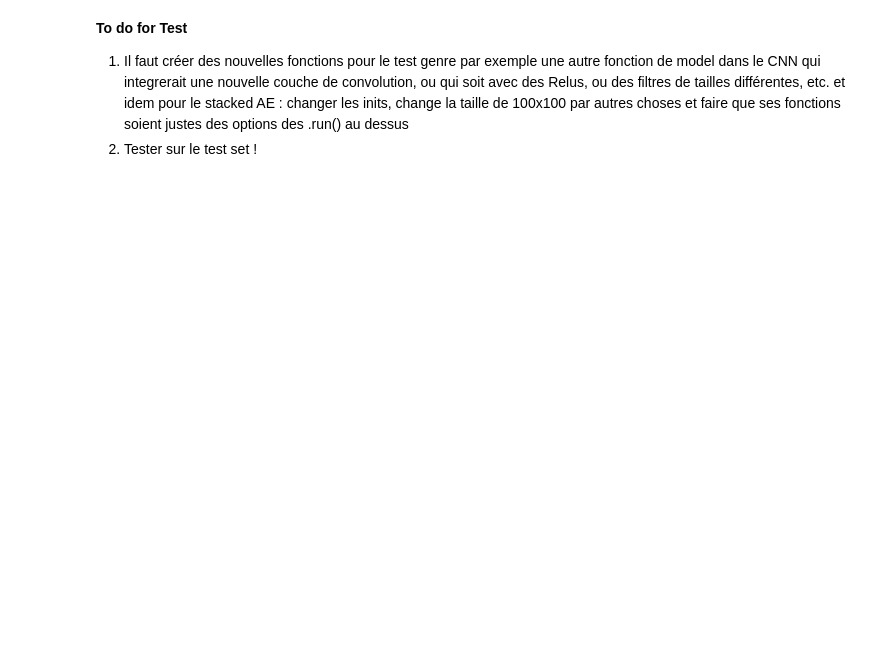
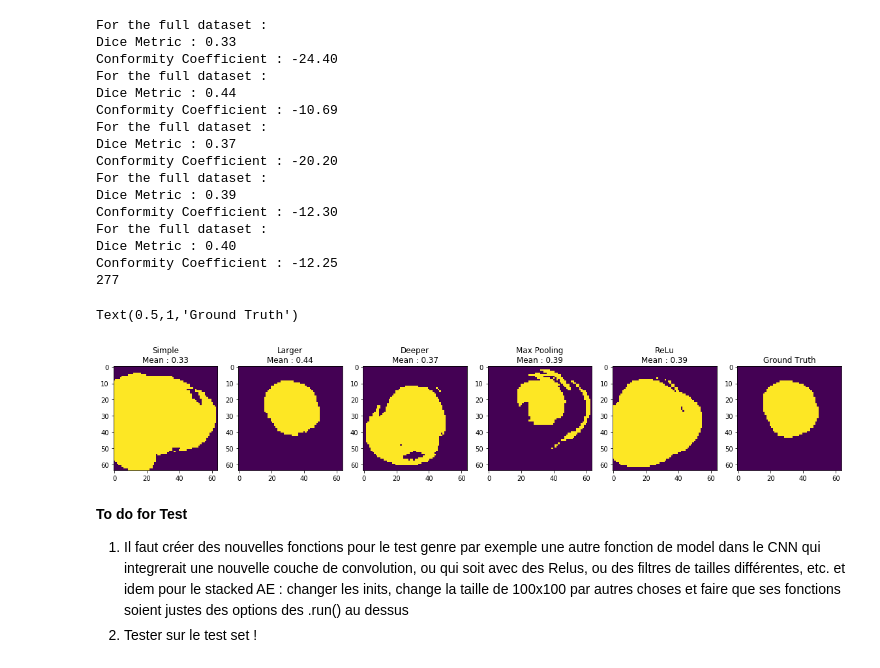
Before and after one commit to alexattia/Medical-Image-Analysis, a Jupyter notebook: Test and Metrics.ipynb, the cells around one changed output. Drawn from its saved outputs; the diff is of its cells as text; code cells hidden in the pictures; blank space fills up the shorter version.

```diff
--- a/Test and Metrics.ipynb
+++ b/Test and Metrics.ipynb
@@ -15,3 +34,7 @@ Dataset shape : (495, 64, 64, 1) (495, 1, 32, 32)
 # %%
 # Training stacked AE --> it took 23s
-X_train, Y_train, binarys = stacked_ae.run(X_fullsize, y_pred, contour_mask)
+# X_train, Y_train, binarys = stacked_ae.run(X_fullsize, y_pred, contour_mask)
+# X_train1, Y_train1, binarys1 = stacked_ae.run(X_fullsize1, y_pred1, contour_mask1)
+# X_train2, Y_train2, binarys2 = stacked_ae.run(X_fullsize2, y_pred2, contour_mask2)
+# X_train3, Y_train3, binarys3 = stacked_ae.run(X_fullsize3, y_pred3, contour_mask3)
+X_train4, Y_train4, binarys4 = stacked_ae.run(X_fullsize4, y_pred4, contour_mask4)
@@ -34,3 +41,45 @@ Conformity Coefficient : -9.92
+# %%
+idx = 277
+dm, cc  = stats_results(Y_train, binarys)
+dm1, cc1  = stats_results(Y_train1, binarys1)
+dm2, cc2  = stats_results(Y_train2, binarys2)
+dm3, cc3  = stats_results(Y_train3, binarys3)
+dm4, cc4  = stats_results(Y_train4, binarys4)
+
+print(np.argmax(dm1))
+
+f, ax = plt.subplots(ncols=6, figsize=(20,5))
+ax[0].imshow(binarys[idx])
+ax[0].set_title('Simple\nMean : %.2f' % dm.mean())
+ax[1].imshow(binarys1[idx])
+ax[1].set_title('Larger\nMean : %.2f' % dm1.mean())
+ax[2].imshow(binarys2[idx])
+ax[2].set_title('Deeper\nMean : %.2f' % dm2.mean())
+ax[3].imshow(binarys3[idx])
+ax[3].set_title('Max Pooling\nMean : %.2f' % dm3.mean())
+ax[4].imshow(binarys4[idx])
+ax[4].set_title('ReLu\nMean : %.2f' % dm3.mean())
+ax[5].imshow(Y_train[idx].reshape((64,64)))
+ax[5].set_title('Ground Truth')
+# %% [output]
+For the full dataset :
+Dice Metric : 0.33
+Conformity Coefficient : -24.40
+For the full dataset :
+Dice Metric : 0.44
+Conformity Coefficient : -10.69
+For the full dataset :
+Dice Metric : 0.37
+Conformity Coefficient : -20.20
+For the full dataset :
+Dice Metric : 0.39
+Conformity Coefficient : -12.30
+For the full dataset :
+Dice Metric : 0.40
+Conformity Coefficient : -12.25
+277
+Text(0.5,1,'Ground Truth')
+[figure, added]
 # %% [markdown]
 **To do for Test**
 1. Il faut créer des nouvelles fonctions pour le test genre par exemple une autre fonction de model dans le CNN qui integrerait une nouvelle couche de convolution, ou qui soit avec des Relus, ou des filtres de tailles différentes, etc. et idem pour le stacked AE : changer les inits, change la taille de 100x100 par autres choses et faire que ses fonctions soient justes des options des .run() au dessus
```
Also changed, not shown: parts of 4 cells of this notebook, 4 other files.
